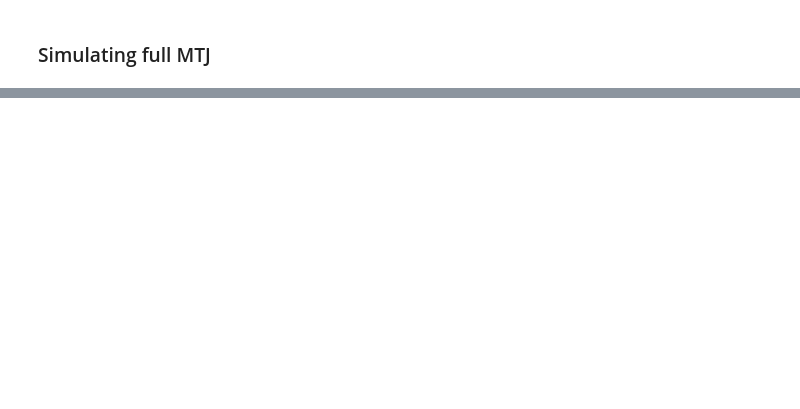
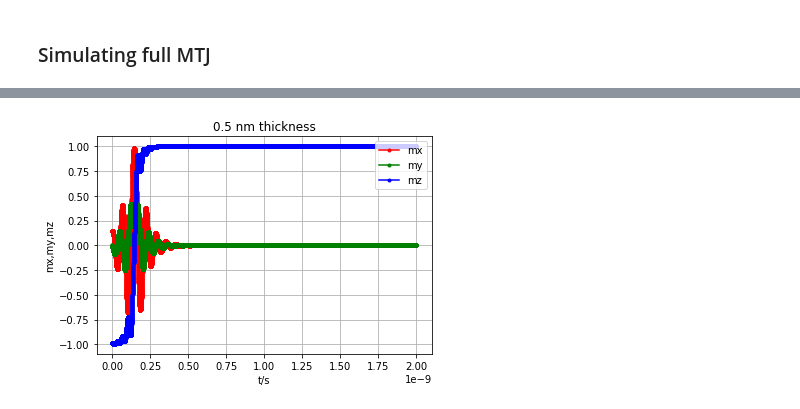
Before and after one commit to Hernandope/spintronics, a Jupyter notebook: mtj_simulation.ipynb, the cells around one changed output, grey strips where cells are left out. Saved outputs shown, nothing was run; the diff lists cells and outputs as text; code cells hidden in the pictures; blank space fills up the shorter version.

```diff
--- a/mtj_simulation.ipynb
+++ b/mtj_simulation.ipynb
@@ -115,0 +155,4 @@ plotM(t_axis, m_rk4)
+# %%
+plotM(t_axis, m_rk4, "0.5 nm thickness")
+# %% [output]
+[figure, added]
```
Also changed, not shown: parts of 15 cells of this notebook.
